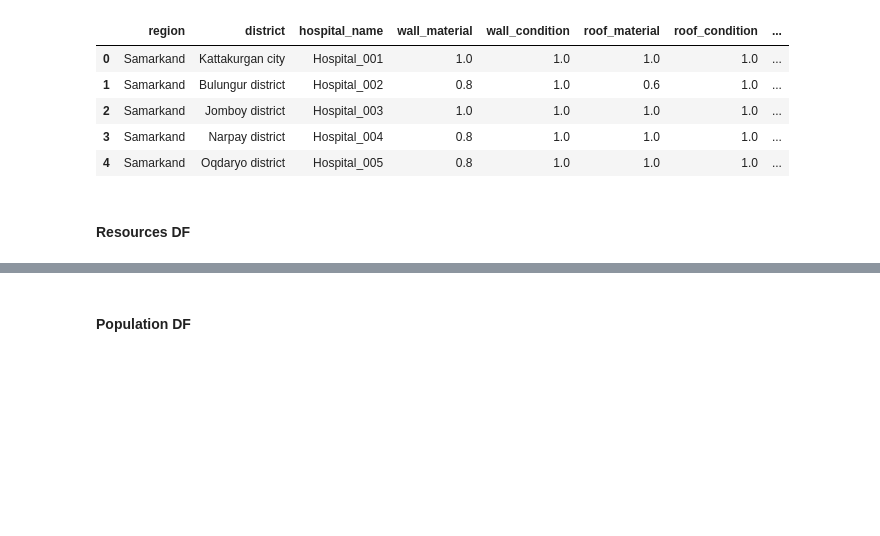
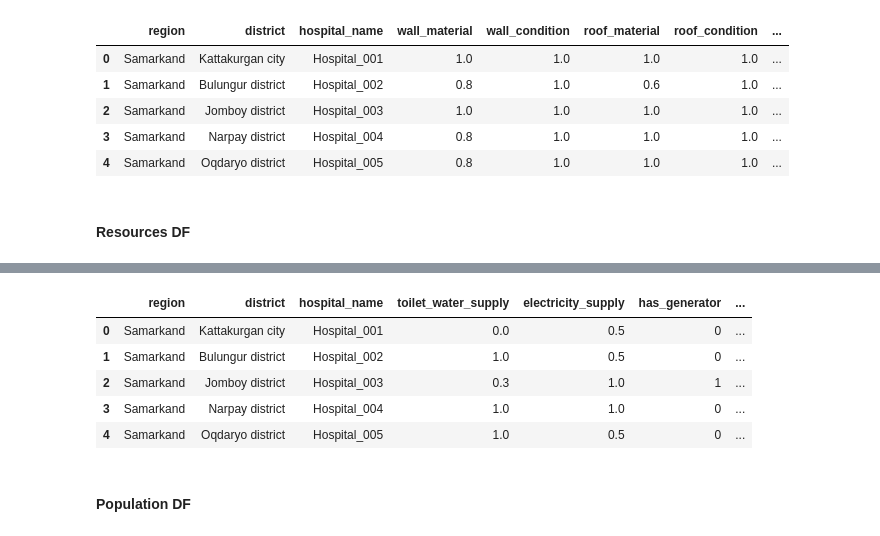
Before and after one commit to Kartikrast/social-infra-prediction-model, a Jupyter notebook: python_files/steps.ipynb, the cells around one changed output, grey strips where cells are left out. Saved outputs shown, nothing was run; the diff lists cells and outputs as text; code cells hidden in the pictures; blank space fills up the shorter version.

Commit message:
Completed resources DF

```diff
--- a/python_files/steps.ipynb
+++ b/python_files/steps.ipynb
@@ -645,3 +847,52 @@ infra_hos_df_transformed.head()
+# %%
+# now let's create a column with the overall infra score which is normalised between 0 and 1
+score_cols = [
+       'toilet_water_supply',
+       'electricity_supply', 'has_generator', 'has_solar_panels',
+       'internal_electric_condition', 'lighting_condition', 'heating_source',
+       'heating_condition', 'has_water', 'drinking_water_source', 'has_fence',
+       'internet_type', 'fire_safety', 'has_cctv', 'has_transport_nearby',
+       'recent_repairs', 'earthquake_safe', 'restroom_location',
+       'restroom_water_condition', 'restroom_has_sewage', 'restroom_doors',
+       'restroom_handwash_available', 'restroom_sewage_issues',
+       'restroom_water_issues', 'restroom_light_safe', 'is_warm_in_winter',
+       'has_water_pipeline', 'satisfaction'
+]
+
+# Step 2: Add a raw total score column
+resource_hos_df_transformed['total_score_raw'] = resource_hos_df_transformed[score_cols].sum(axis=1)
+
+# Step 3: Normalize the total score between 0 and 1 using Min-Max scaling
+min_score = resource_hos_df_transformed['total_score_raw'].min()
+max_score = resource_hos_df_transformed['total_score_raw'].max()
+
+resource_hos_df_transformed['total_score'] = (resource_hos_df_transformed['total_score_raw'] - min_score) / (max_score - min_score)
+
+# Step 4 (Optional): Round the total_score to 2 decimal places
+resource_hos_df_transformed['total_score'] = resource_hos_df_transformed['total_score'].round(2)
+# %%
+resource_hos_df_transformed.rename(
+    columns={'total_score': 'total_score_resource'},
+inplace=True)
+# %%
+resource_hos_df_transformed = resource_hos_df_transformed[['region', 'district', 'hospital_name', 'toilet_water_supply',
+       'electricity_supply', 'has_generator', 'has_solar_panels',
+       'internal_electric_condition', 'lighting_condition', 'heating_source',
+       'heating_condition', 'has_water', 'drinking_water_source', 'has_fence',
+       'internet_type', 'fire_safety', 'has_cctv', 'has_transport_nearby',
+       'recent_repairs', 'earthquake_safe', 'restroom_location',
+       'restroom_water_condition', 'restroom_has_sewage', 'restroom_doors',
+       'restroom_handwash_available', 'restroom_sewage_issues',
+       'restroom_water_issues', 'restroom_light_safe', 'is_warm_in_winter',
+       'has_water_pipeline', 'satisfaction', 'total_score_resource']]
+resource_hos_df_transformed.head()
+# %% [output]
+|  | region | district | hospital_name | toilet_water_supply | electricity_supply | has_generator | ... |
+| 0 | Samarkand | Kattakurgan city | Hospital_001 | 0.0 | 0.5 | 0 | ... |
+| 1 | Samarkand | Bulungur district | Hospital_002 | 1.0 | 0.5 | 0 | ... |
+| 2 | Samarkand | Jomboy district | Hospital_003 | 0.3 | 1.0 | 1 | ... |
+| 3 | Samarkand | Narpay district | Hospital_004 | 1.0 | 1.0 | 0 | ... |
+| 4 | Samarkand | Oqdaryo district | Hospital_005 | 1.0 | 0.5 | 0 | ... |
 # %% [markdown]
 #### Population DF
 # %% [markdown]
```
Also changed, not shown: parts of 4 cells of this notebook.
